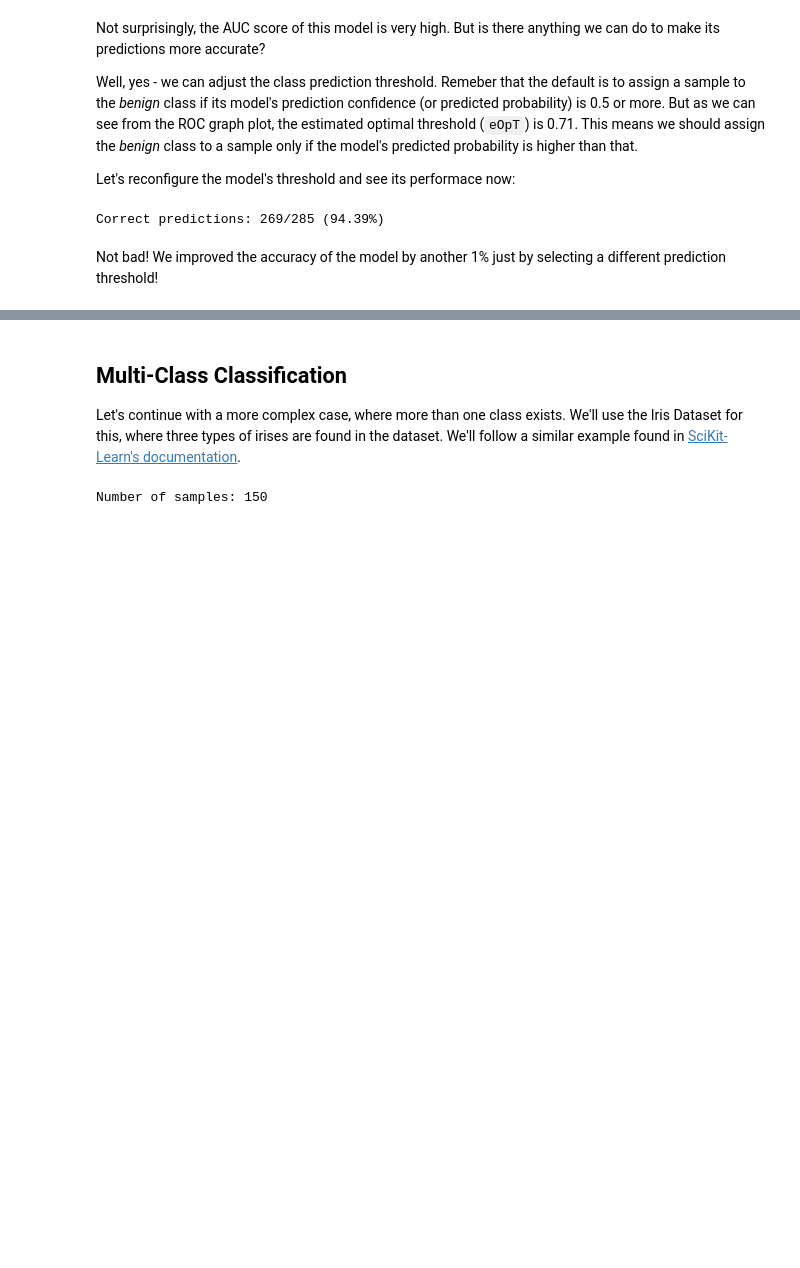
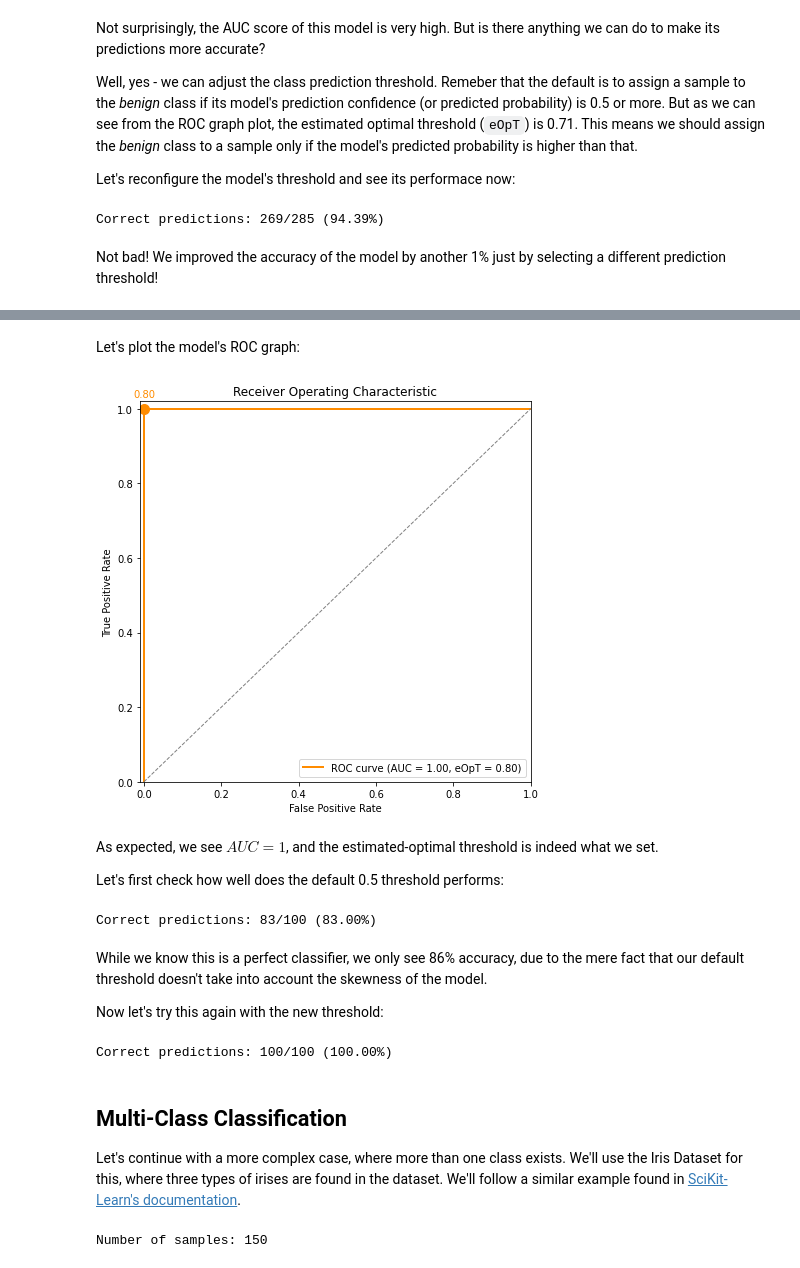
Before and after one commit to shakedzy/notebooks, a Jupyter notebook: roc_graph/roc_graph.ipynb, the cells around one changed output, grey strips where cells are left out. Drawn from its saved outputs; the diff is of its cells as text; code cells hidden in the pictures; blank space fills up the shorter version.

```diff
--- a/roc_graph/roc_graph.ipynb
+++ b/roc_graph/roc_graph.ipynb
@@ -64,3 +70,39 @@ Not bad! We improved the accuracy of the model by another 1% just by selecting a
+# %%
+random.seed(0)
+y_test = np.vectorize(lambda _: random.randint(0,1))(np.zeros(100))
+y_pred = np.vectorize(lambda x: random.uniform(0.,.799) if x == 0 else random.uniform(.8,1.))(y_test)
+# %% [markdown]
+Let's plot the model's ROC graph:
+# %%
+roc_graph(y_test, y_pred, xlim=(-.01,1), figsize=(7,7))
+# %% [output]
+[figure, added]
+# %% [markdown]
+As expected, we see $AUC = 1$, and the estimated-optimal threshold is indeed what we set.
+
+Let's first check how well does the default 0.5 threshold performs:
+# %%
+y_p = np.vectorize(round)(y_pred)
+s = 0
+for i in range(y_test.size):
+    if y_test[i] == y_p[i]:
+        s += 1
+print('Correct predictions: {0}/{1} ({2:.2f}%)'.format(s, y_test.size, 100*s/y_test.size))
+# %% [output]
+Correct predictions: 83/100 (83.00%)
+# %% [markdown]
+While we know this is a perfect classifier, we only see 86% accuracy, due to the mere fact that our default threshold doesn't take into account the skewness of the model.
+
+Now let's try this again with the new threshold:
+# %%
+y_p = np.vectorize(lambda x: 1 if x >= .8 else 0)(y_pred)
+s = 0
+for i in range(y_test.size):
+    if y_test[i] == y_p[i]:
+        s += 1
+print('Correct predictions: {0}/{1} ({2:.2f}%)'.format(s, y_test.size, 100.0*s/y_test.size))
+# %% [output]
+Correct predictions: 100/100 (100.00%)
 # %% [markdown]
 ## Multi-Class Classification
 Let's continue with a more complex case, where more than one class exists. We'll use the Iris Dataset for this, where three types of irises are found in the dataset. We'll follow a similar example found in [SciKit-Learn's documentation](http://scikit-learn.org/stable/auto_examples/model_selection/plot_roc.html).
```
Also changed, not shown: parts of 2 cells of this notebook.
